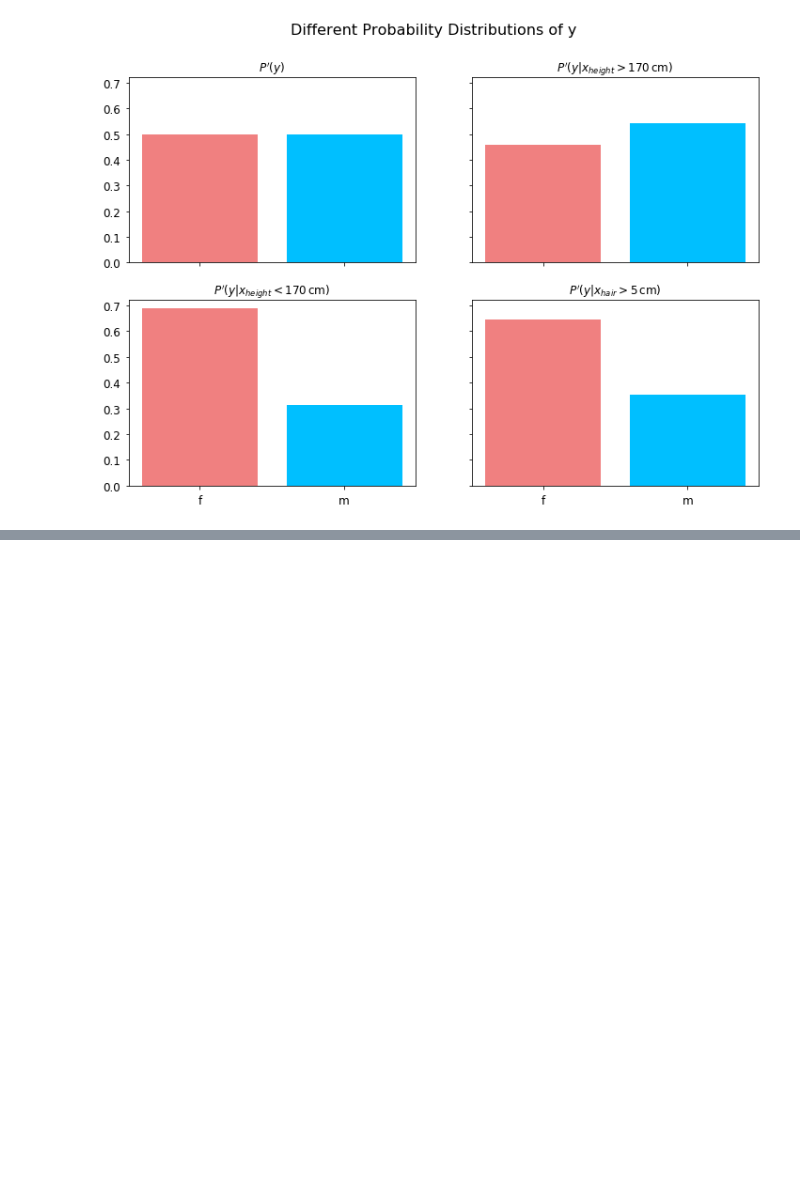
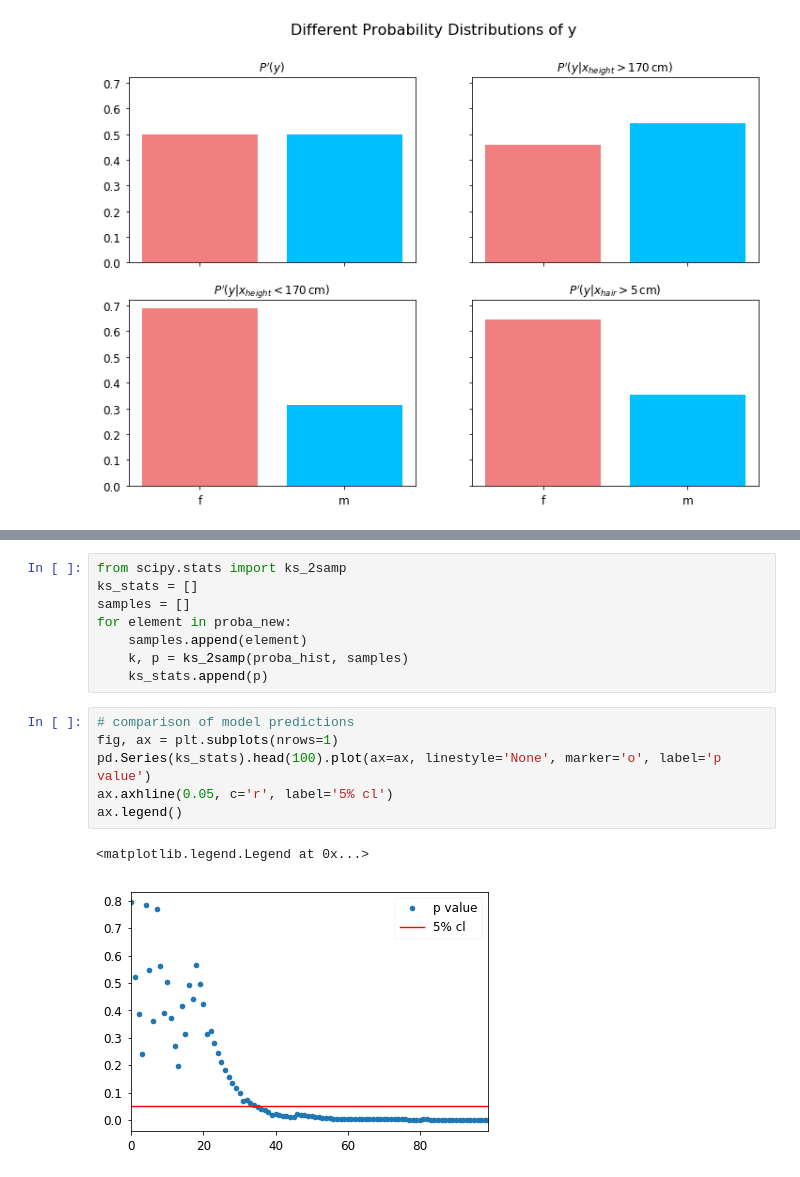
Before and after one commit to Jodahr/learning, a Jupyter notebook: logging/male_or_female.ipynb, the cells around one changed output, grey strips where cells are left out. Drawn from its saved outputs; the diff is of its cells as text; blank space fills up the shorter version.

```diff
--- a/logging/male_or_female.ipynb
+++ b/logging/male_or_female.ipynb
@@ -239,0 +304,17 @@ fig.savefig('cond_pprimey.pdf', bbox_inches='tight')
+# %%
+from scipy.stats import ks_2samp
+ks_stats = []
+samples = []
+for element in proba_new:
+    samples.append(element)
+    k, p = ks_2samp(proba_hist, samples)
+    ks_stats.append(p)
+# %%
+# comparison of model predictions
+fig, ax = plt.subplots(nrows=1)
+pd.Series(ks_stats).head(100).plot(ax=ax, linestyle='None', marker='o', label='p value')
+ax.axhline(0.05, c='r', label='5% cl')
+ax.legend()
+# %% [output]
+<matplotlib.legend.Legend at 0x...>
+[figure, added]
```
Also changed, not shown: parts of 38 cells of this notebook.
